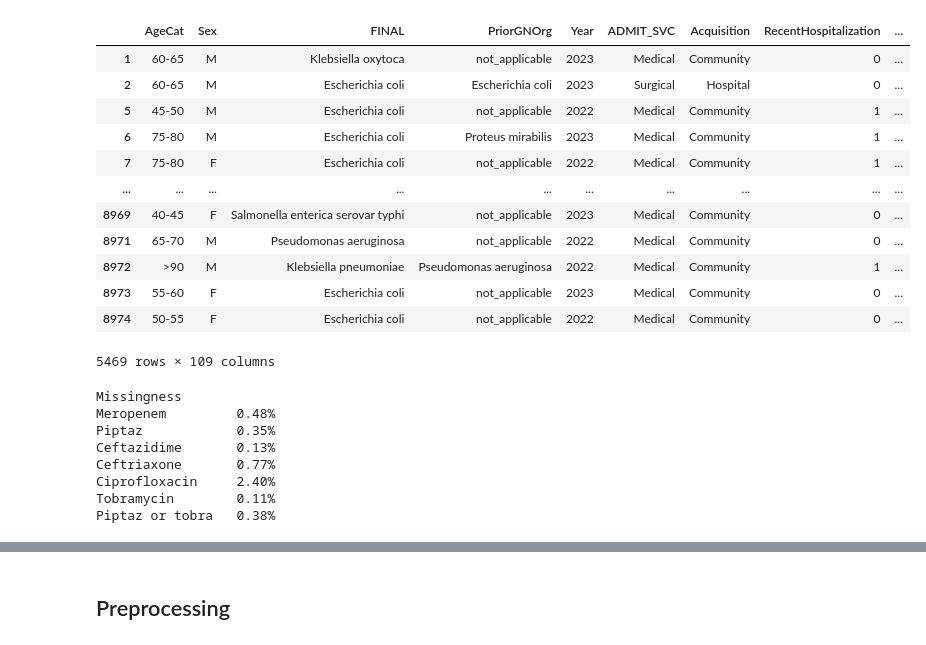
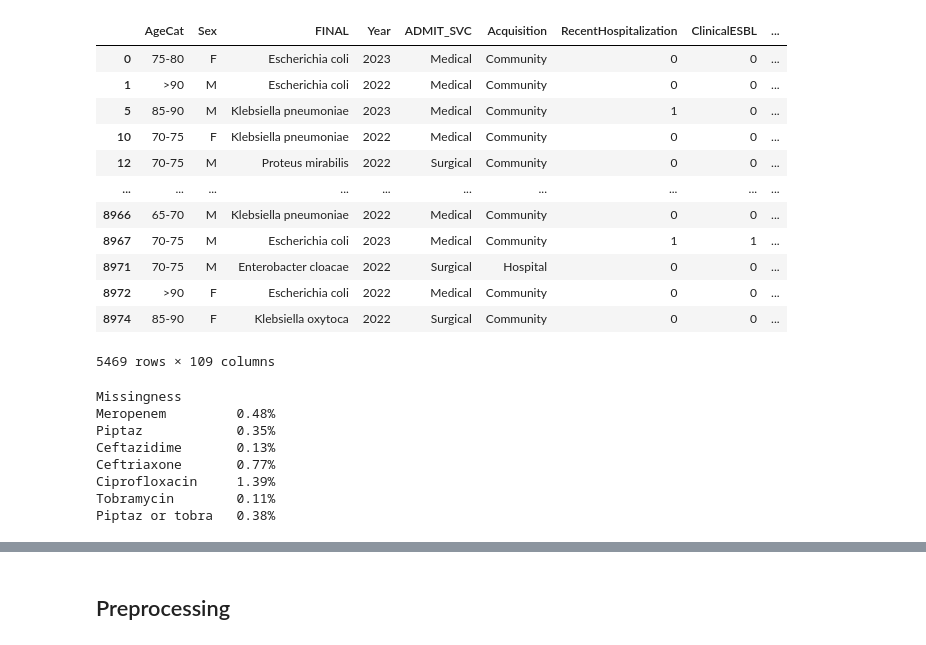
Before and after one commit to A-Garg/antibiotic-susceptibility, a Jupyter notebook: regression_Trillium.ipynb, the cells around one changed output, grey strips where cells are left out. Cells and saved outputs as stored; diff of their text form; code cells hidden in the pictures.

```diff
--- a/regression_Trillium.ipynb
+++ b/regression_Trillium.ipynb
@@ -26,30 +26,30 @@ import matplotlib.pyplot as plt
 #pd.options.mode.chained_assignment = None  # default='warn'
 pd.set_option('display.float_format', lambda x: '%.2f' % x)
 # %%
-imputation_file = '2024-11-27 AMR_imputation_Trillium.xlsx'
+imputation_file = '2024-12-10 AMR_imputation_Trillium.xlsx'
 
 data = pd.read_excel(imputation_file)
 
 # From data point 5172 onwards
 #data = data[5172:]
 
 # Only use data from 2022 onwards
 data = data[data['Year']>=2022]
 
 data
 # %% [output]
-|  | AgeCat | Sex | FINAL | PriorGNOrg | Year | ADMIT_SVC | Acquisition | RecentHospitalization | ... |
-| 1 | 60-65 | M | Klebsiella oxytoca | not_applicable | 2023 | Medical | Community | 0 | ... |
-| 2 | 60-65 | M | Escherichia coli | Escherichia coli | 2023 | Surgical | Hospital | 0 | ... |
-| 5 | 45-50 | M | Escherichia coli | not_applicable | 2022 | Medical | Community | 1 | ... |
-| 6 | 75-80 | M | Escherichia coli | Proteus mirabilis | 2023 | Medical | Community | 1 | ... |
-| 7 | 75-80 | F | Escherichia coli | not_applicable | 2022 | Medical | Community | 1 | ... |
+|  | AgeCat | Sex | FINAL | Year | ADMIT_SVC | Acquisition | RecentHospitalization | ClinicalESBL | ... |
+| 0 | 75-80 | F | Escherichia coli | 2023 | Medical | Community | 0 | 0 | ... |
+| 1 | >90 | M | Escherichia coli | 2022 | Medical | Community | 0 | 0 | ... |
+| 5 | 85-90 | M | Klebsiella pneumoniae | 2023 | Medical | Community | 1 | 0 | ... |
+| 10 | 70-75 | F | Klebsiella pneumoniae | 2022 | Medical | Community | 0 | 0 | ... |
+| 12 | 70-75 | M | Proteus mirabilis | 2022 | Surgical | Community | 0 | 0 | ... |
 | ... | ... | ... | ... | ... | ... | ... | ... | ... | ... |
-| 8969 | 40-45 | F | Salmonella enterica serovar typhi | not_applicable | 2023 | Medical | Community | 0 | ... |
-| 8971 | 65-70 | M | Pseudomonas aeruginosa | not_applicable | 2022 | Medical | Community | 0 | ... |
-| 8972 | >90 | M | Klebsiella pneumoniae | Pseudomonas aeruginosa | 2022 | Medical | Community | 1 | ... |
-| 8973 | 55-60 | F | Escherichia coli | not_applicable | 2023 | Medical | Community | 0 | ... |
-| 8974 | 50-55 | F | Escherichia coli | not_applicable | 2022 | Medical | Community | 0 | ... |
+| 8966 | 65-70 | M | Klebsiella pneumoniae | 2022 | Medical | Community | 0 | 0 | ... |
+| 8967 | 70-75 | M | Escherichia coli | 2023 | Medical | Community | 1 | 1 | ... |
+| 8971 | 70-75 | M | Enterobacter cloacae | 2022 | Surgical | Hospital | 0 | 0 | ... |
+| 8972 | >90 | F | Escherichia coli | 2022 | Medical | Community | 0 | 0 | ... |
+| 8974 | 85-90 | F | Klebsiella oxytoca | 2022 | Surgical | Community | 0 | 0 | ... |
 5469 rows × 109 columns
 # %%
 # List of output antibiotics
@@ -71,7 +71,7 @@ Meropenem         0.48%
 Piptaz            0.35%
 Ceftazidime       0.13%
 Ceftriaxone       0.77%
-Ciprofloxacin     2.40%
+Ciprofloxacin     1.39%
 Tobramycin        0.11%
 Piptaz or tobra   0.38%
 # %%
```
Also changed, not shown: parts of 6 cells of this notebook, 1 other file.
